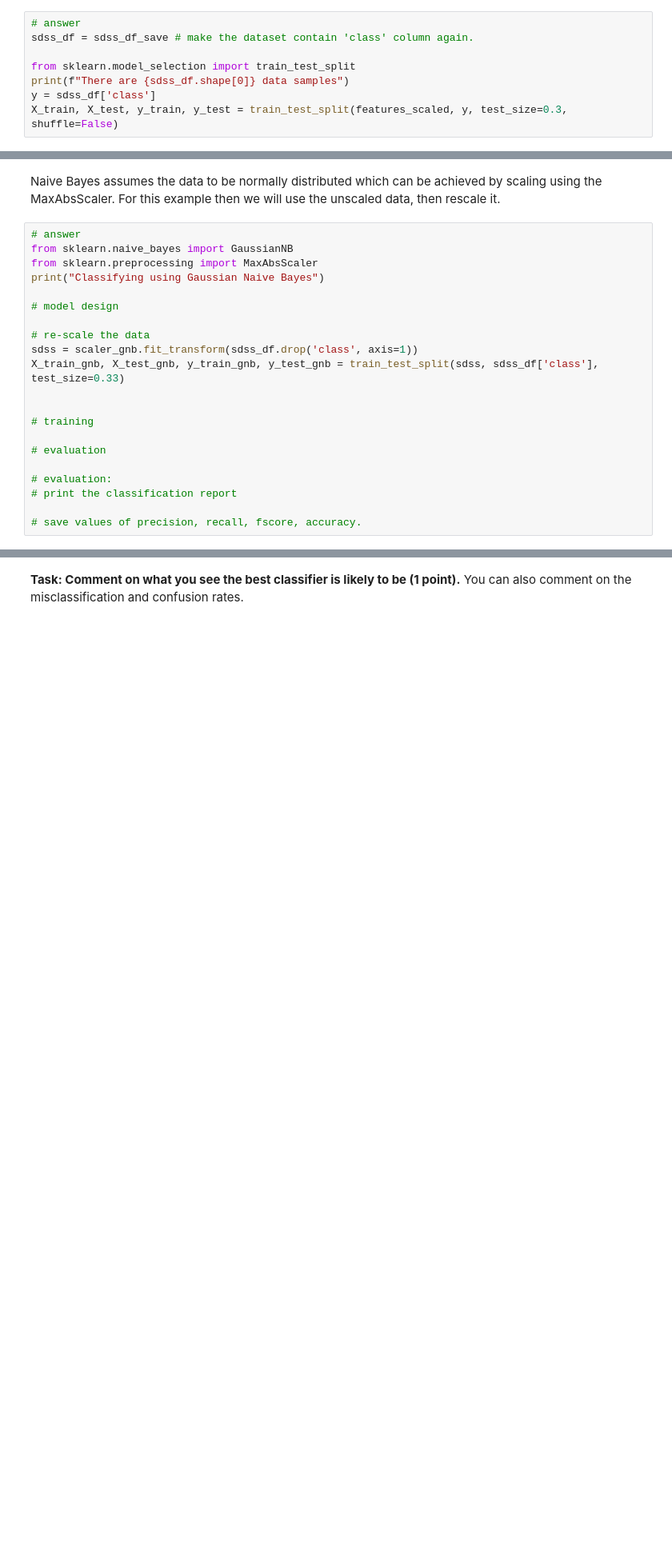
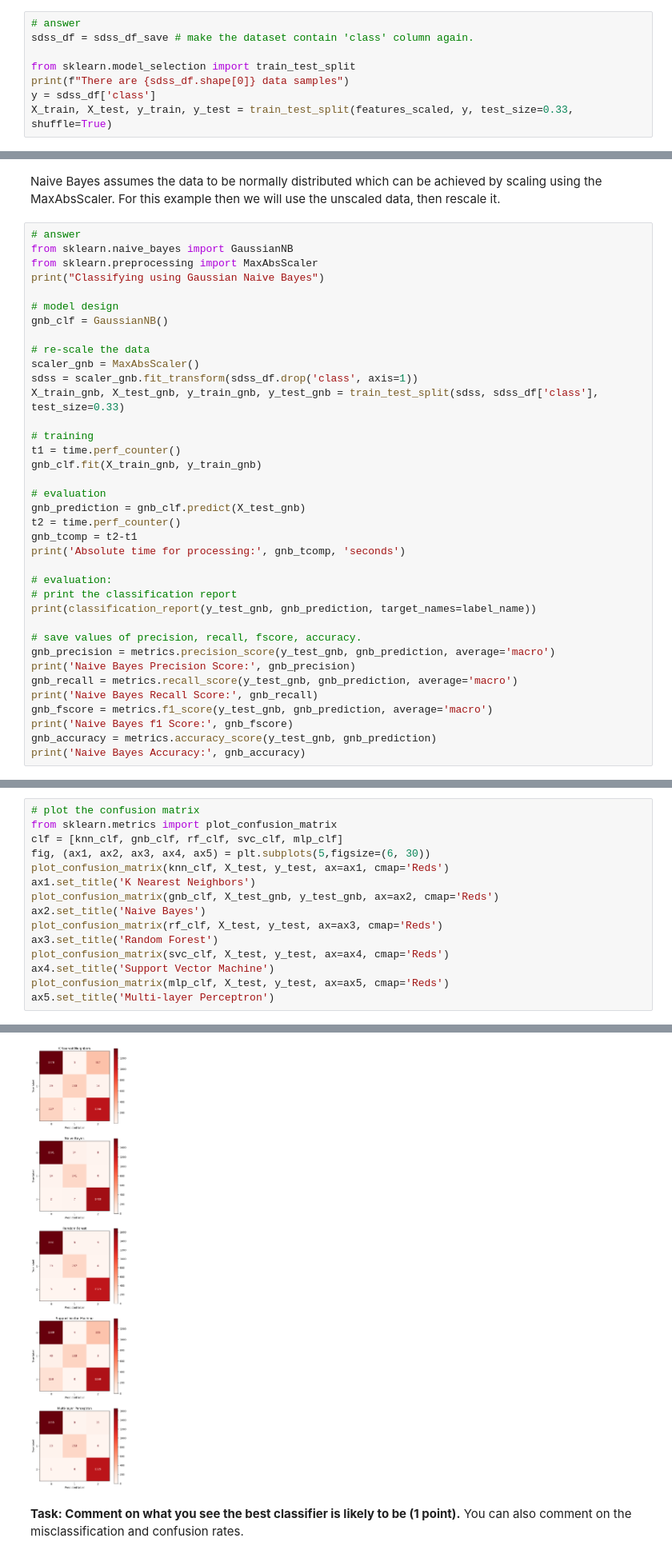
Before and after one commit to UW-ESS-DS/MLGeo2022_wangzy19, a Jupyter notebook: HW7/homework7.ipynb, the cells around one changed output, grey strips where cells are left out. Shown at 80% size. Drawn from its saved outputs; the diff is of its cells as text; blank space fills up the shorter version.

```diff
--- a/HW7/homework7.ipynb
+++ b/HW7/homework7.ipynb
@@ -397,7 +443,7 @@ sdss_df = sdss_df_save # make the dataset contain 'class' column again.
 from sklearn.model_selection import train_test_split
 print(f"There are {sdss_df.shape[0]} data samples")
 y = sdss_df['class']
-X_train, X_test, y_train, y_test = train_test_split(features_scaled, y, test_size=0.3, shuffle=False)
+X_train, X_test, y_train, y_test = train_test_split(features_scaled, y, test_size=0.33, shuffle=True)
 # %% [output]
 There are 10000 data samples
 # %% [markdown]
@@ -452,19 +530,35 @@ from sklearn.preprocessing import MaxAbsScaler
 print("Classifying using Gaussian Naive Bayes")
 
 # model design
+gnb_clf = GaussianNB()
 
 # re-scale the data
+scaler_gnb = MaxAbsScaler()
 sdss = scaler_gnb.fit_transform(sdss_df.drop('class', axis=1))
 X_train_gnb, X_test_gnb, y_train_gnb, y_test_gnb = train_test_split(sdss, sdss_df['class'], test_size=0.33)
 
-
 # training
+t1 = time.perf_counter()
+gnb_clf.fit(X_train_gnb, y_train_gnb)
 
 # evaluation
+gnb_prediction = gnb_clf.predict(X_test_gnb)
+t2 = time.perf_counter()
+gnb_tcomp = t2-t1
+print('Absolute time for processing:', gnb_tcomp, 'seconds')
 
 # evaluation:
 # print the classification report
+print(classification_report(y_test_gnb, gnb_prediction, target_names=label_name))
 
 # save values of precision, recall, fscore, accuracy.
+gnb_precision = metrics.precision_score(y_test_gnb, gnb_prediction, average='macro')
+print('Naive Bayes Precision Score:', gnb_precision)
+gnb_recall = metrics.recall_score(y_test_gnb, gnb_prediction, average='macro')
+print('Naive Bayes Recall Score:', gnb_recall)
+gnb_fscore = metrics.f1_score(y_test_gnb, gnb_prediction, average='macro')
+print('Naive Bayes f1 Score:', gnb_fscore)
+gnb_accuracy = metrics.accuracy_score(y_test_gnb, gnb_prediction)
+print('Naive Bayes Accuracy:', gnb_accuracy)
 # %% [output]
 Classifying using Gaussian Naive Bayes
@@ -539,0 +743,16 @@ Use the sklearn function ``plot_confusion_matrix``. Find help here: https://scik
+# %%
+# plot the confusion matrix
+from sklearn.metrics import plot_confusion_matrix
+clf = [knn_clf, gnb_clf, rf_clf, svc_clf, mlp_clf]
+fig, (ax1, ax2, ax3, ax4, ax5) = plt.subplots(5,figsize=(6, 30))
+plot_confusion_matrix(knn_clf, X_test, y_test, ax=ax1, cmap='Reds')
+ax1.set_title('K Nearest Neighbors')
+plot_confusion_matrix(gnb_clf, X_test_gnb, y_test_gnb, ax=ax2, cmap='Reds')
+ax2.set_title('Naive Bayes')
+plot_confusion_matrix(rf_clf, X_test, y_test, ax=ax3, cmap='Reds')
+ax3.set_title('Random Forest')
+plot_confusion_matrix(svc_clf, X_test, y_test, ax=ax4, cmap='Reds')
+ax4.set_title('Support Vector Machine')
+plot_confusion_matrix(mlp_clf, X_test, y_test, ax=ax5, cmap='Reds')
+ax5.set_title('Multi-layer Perceptron')
+# %% [output]
@@ -540,2 +760,3 @@ Use the sklearn function ``plot_confusion_matrix``. Find help here: https://scik
+[figure, added]
 # %% [markdown]
 **Task: Comment on what you see the best classifier is likely to be (1 point).** You can also comment on the misclassification and confusion rates.
```
Also changed, not shown: parts of 37 cells of this notebook.
